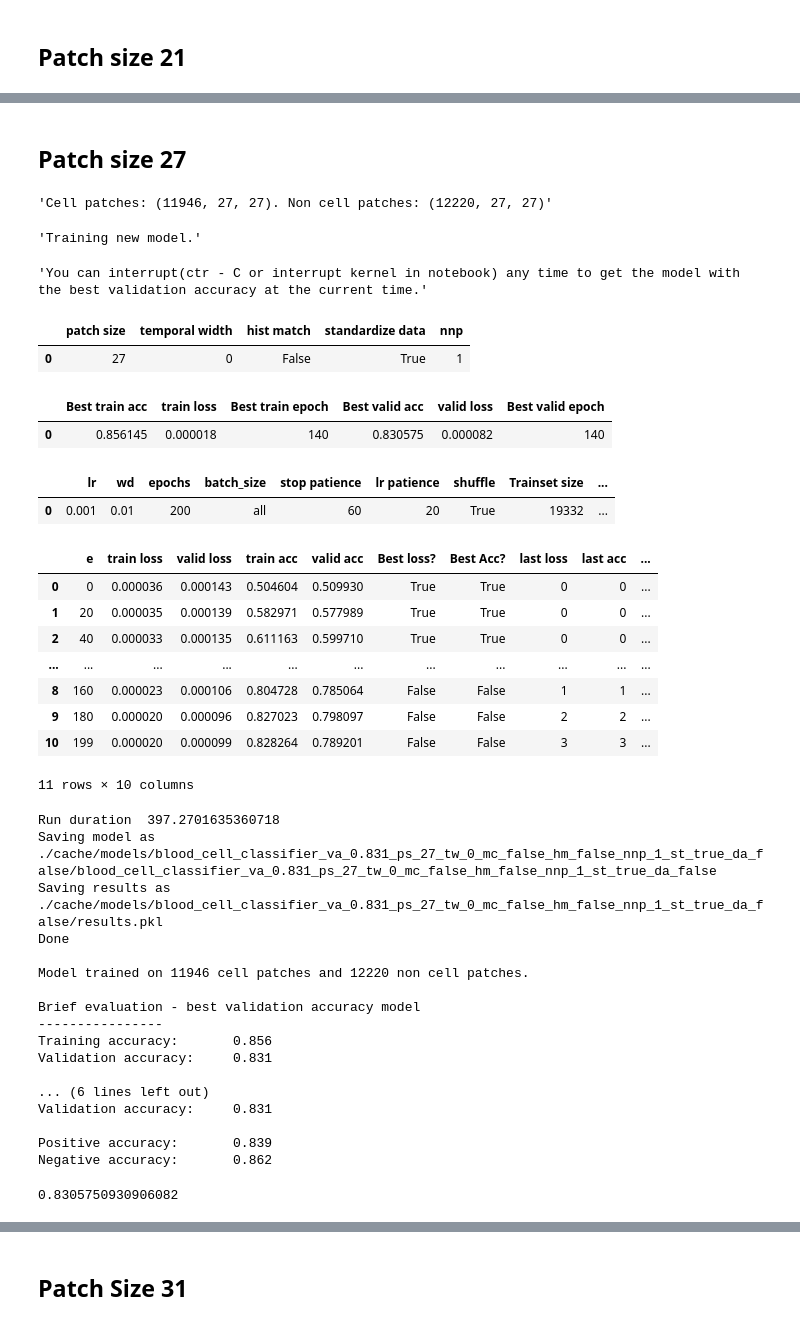
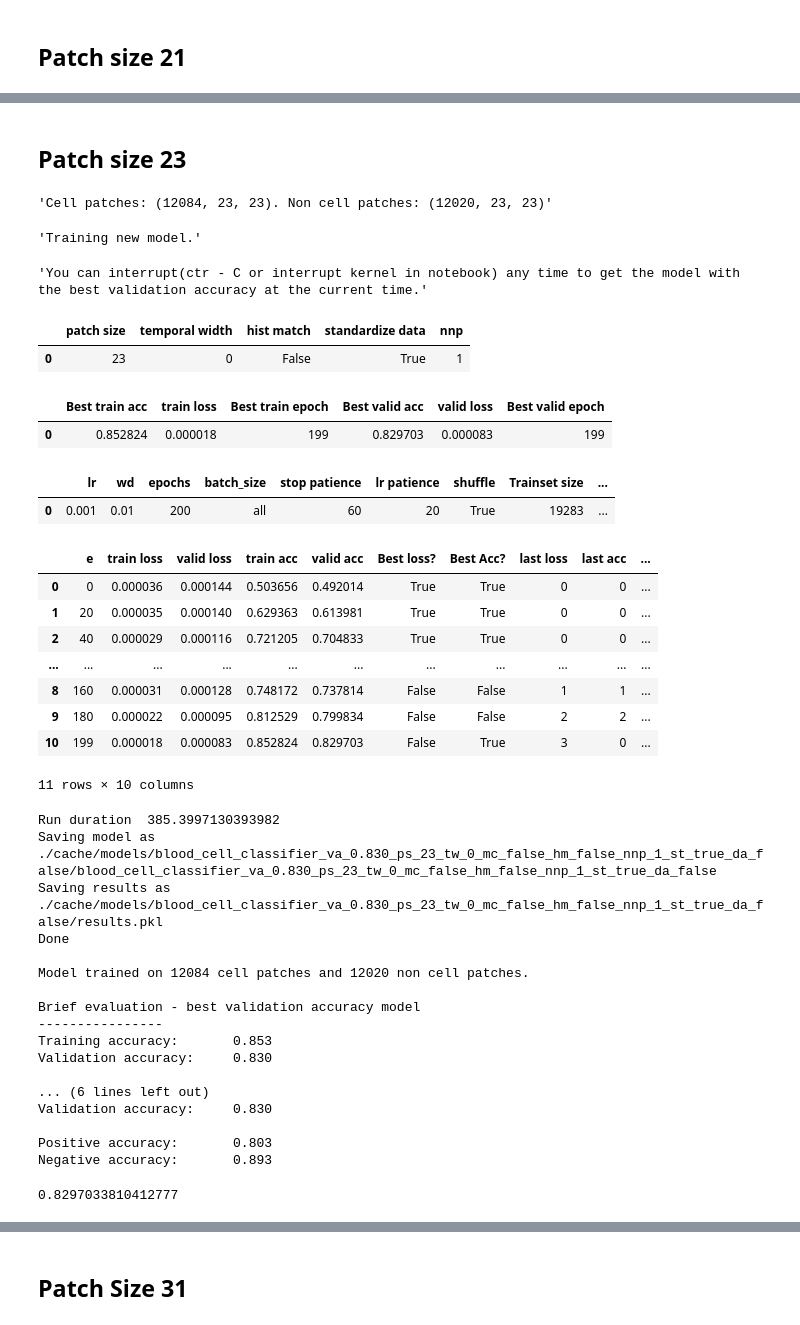
Before and after one commit to cchadj/cell-tracking-ucl-thesis, a Jupyter notebook: train-model-minimal.ipynb, the cells around one changed output, grey strips where cells are left out. Drawn from its saved outputs; the diff is of its cells as text; code cells hidden in the pictures.

```diff
--- a/train-model-minimal.ipynb
+++ b/train-model-minimal.ipynb
@@ -1769,55 +1475,55 @@ Negative accuracy:       0.783
 # %% [markdown]
-## Patch size 27
+## Patch size 23
 # %%
 model, results = train_model_demo(
-                 patch_size=27,
+                 patch_size=23,
                  temporal_width=0,
                  do_hist_match=False,
                  n_negatives_per_positive=1,
                  standardize_dataset=True,
 
                  video_sessions = video_sessions_registered,
                  train_params=deepcopy(train_params),
                  try_load_data_from_cache=False,
                  try_load_model_from_cache=False,
                 )
 results.best_valid_accuracy
 # %% [output]
-'Cell patches: (11946, 27, 27). Non cell patches: (12220, 27, 27)'
+'Cell patches: (12084, 23, 23). Non cell patches: (12020, 23, 23)'
 'Training new model.'
 'You can interrupt(ctr - C or interrupt kernel in notebook) any time to get the model with the best validation accuracy at the current time.'
 |  | patch size | temporal width | hist match | standardize data | nnp |
-| 0 | 27 | 0 | False | True | 1 |
+| 0 | 23 | 0 | False | True | 1 |
 |  | Best train acc | train loss | Best train epoch | Best valid acc | valid loss | Best valid epoch |
-| 0 | 0.856145 | 0.000018 | 140 | 0.830575 | 0.000082 | 140 |
+| 0 | 0.852824 | 0.000018 | 199 | 0.829703 | 0.000083 | 199 |
 |  | lr | wd | epochs | batch_size | stop patience | lr patience | shuffle | Trainset size | ... |
-| 0 | 0.001 | 0.01 | 200 | all | 60 | 20 | True | 19332 | ... |
+| 0 | 0.001 | 0.01 | 200 | all | 60 | 20 | True | 19283 | ... |
 |  | e | train loss | valid loss | train acc | valid acc | Best loss? | Best Acc? | last loss | last acc | ... |
-| 0 | 0 | 0.000036 | 0.000143 | 0.504604 | 0.509930 | True | True | 0 | 0 | ... |
-| 1 | 20 | 0.000035 | 0.000139 | 0.582971 | 0.577989 | True | True | 0 | 0 | ... |
-| 2 | 40 | 0.000033 | 0.000135 | 0.611163 | 0.599710 | True | True | 0 | 0 | ... |
+| 0 | 0 | 0.000036 | 0.000144 | 0.503656 | 0.492014 | True | True | 0 | 0 | ... |
+| 1 | 20 | 0.000035 | 0.000140 | 0.629363 | 0.613981 | True | True | 0 | 0 | ... |
+| 2 | 40 | 0.000029 | 0.000116 | 0.721205 | 0.704833 | True | True | 0 | 0 | ... |
 | ... | ... | ... | ... | ... | ... | ... | ... | ... | ... | ... |
-| 8 | 160 | 0.000023 | 0.000106 | 0.804728 | 0.785064 | False | False | 1 | 1 | ... |
-| 9 | 180 | 0.000020 | 0.000096 | 0.827023 | 0.798097 | False | False | 2 | 2 | ... |
-| 10 | 199 | 0.000020 | 0.000099 | 0.828264 | 0.789201 | False | False | 3 | 3 | ... |
+| 8 | 160 | 0.000031 | 0.000128 | 0.748172 | 0.737814 | False | False | 1 | 1 | ... |
+| 9 | 180 | 0.000022 | 0.000095 | 0.812529 | 0.799834 | False | False | 2 | 2 | ... |
+| 10 | 199 | 0.000018 | 0.000083 | 0.852824 | 0.829703 | False | True | 3 | 0 | ... |
 11 rows × 10 columns
-Run duration  397.2701635360718
-Saving model as ./cache/models/blood_cell_classifier_va_0.831_ps_27_tw_0_mc_false_hm_false_nnp_1_st_true_da_false/blood_cell_classifier_va_0.831_ps_27_tw_0_mc_false_hm_false_nnp_1_st_true_da_false
-Saving results as ./cache/models/blood_cell_classifier_va_0.831_ps_27_tw_0_mc_false_hm_false_nnp_1_st_true_da_false/results.pkl
+Run duration  385.3997130393982
+Saving model as ./cache/models/blood_cell_classifier_va_0.830_ps_23_tw_0_mc_false_hm_false_nnp_1_st_true_da_false/blood_cell_classifier_va_0.830_ps_23_tw_0_mc_false_hm_false_nnp_1_st_true_da_false
+Saving results as ./cache/models/blood_cell_classifier_va_0.830_ps_23_tw_0_mc_false_hm_false_nnp_1_st_true_da_false/results.pkl
 Done
 
-Model trained on 11946 cell patches and 12220 non cell patches.
+Model trained on 12084 cell patches and 12020 non cell patches.
 
 Brief evaluation - best validation accuracy model
 ----------------
-Training accuracy:       0.856
-Validation accuracy:     0.831
+Training accuracy:       0.853
+Validation accuracy:     0.830
 
 ... (6 lines left out)
-Validation accuracy:     0.831
+Validation accuracy:     0.830
 
-Positive accuracy:       0.839
-Negative accuracy:       0.862
+Positive accuracy:       0.803
+Negative accuracy:       0.893
-0.8305750930906082
+0.8297033810412777
 # %%
 model, results = train_model_demo(
```
Also changed, not shown: parts of 42 cells of this notebook, 1 other file.
